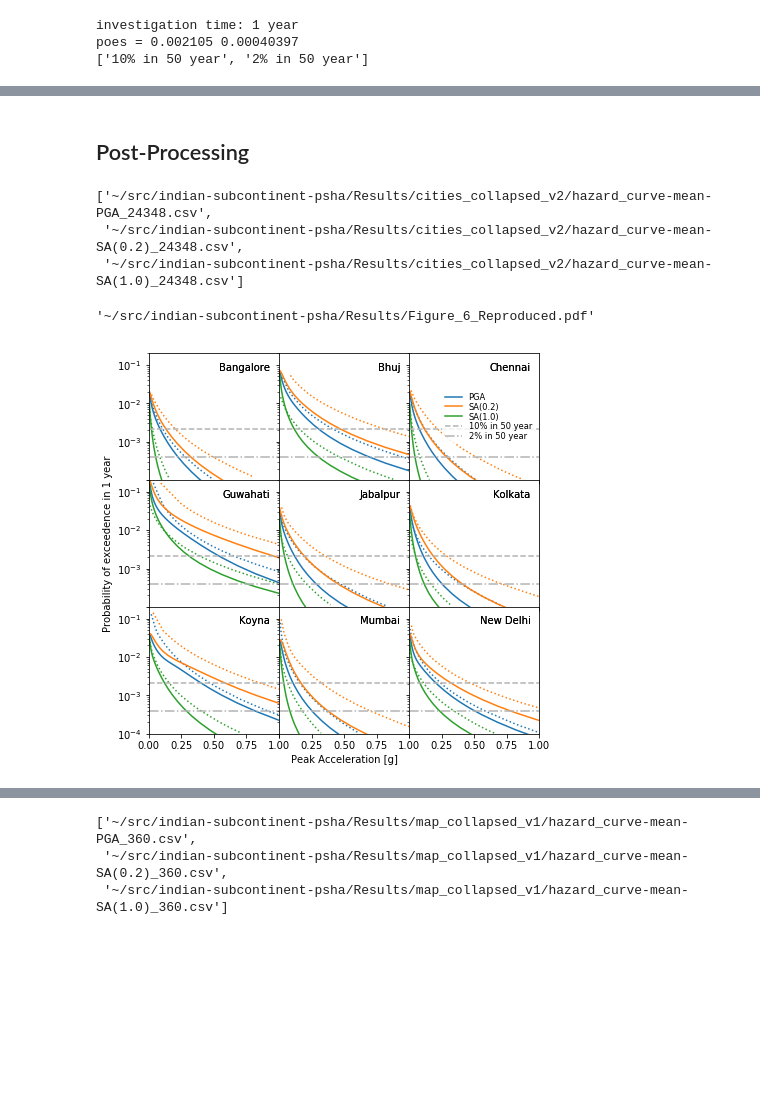
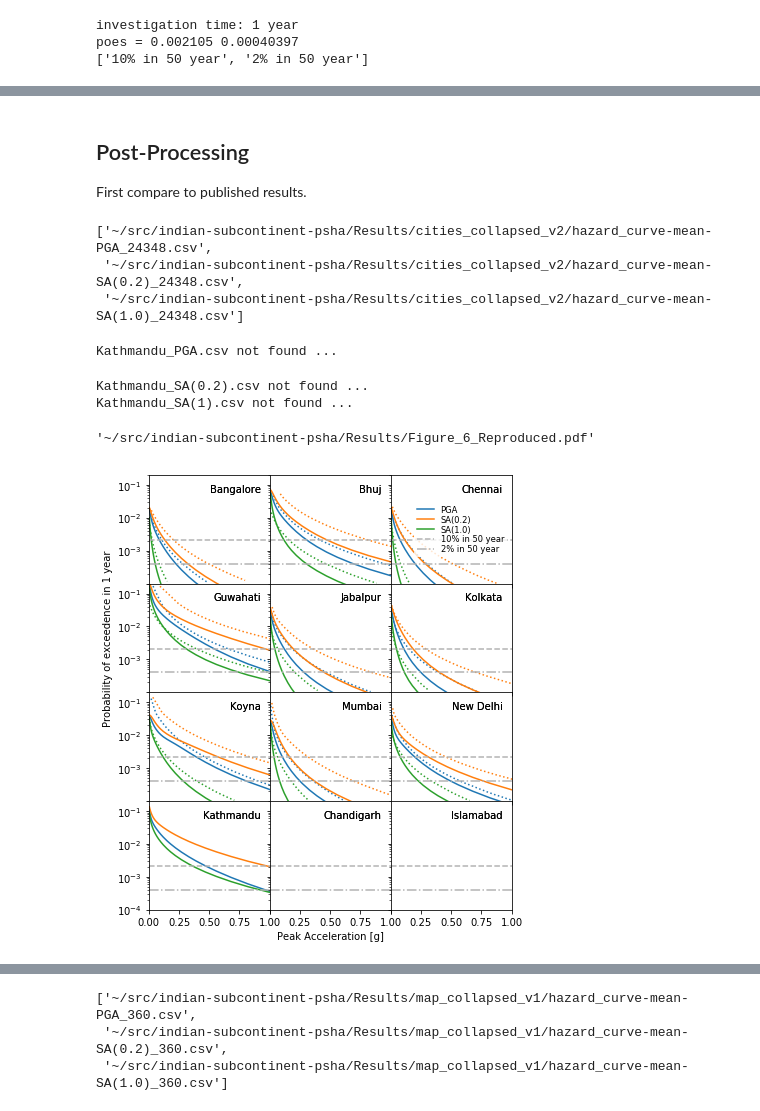
Before and after one commit to nackerley/indian-subcontinent-psha, a Jupyter notebook: Results/Hazard Curves.ipynb, the cells around one changed output, grey strips where cells are left out. Saved outputs shown, nothing was run; the diff lists cells and outputs as text; code cells hidden in the pictures; blank space fills up the shorter version.

Commit message:
Updated hazard curves with new results.

```diff
--- a/Results/Hazard Curves.ipynb
+++ b/Results/Hazard Curves.ipynb
@@ -49,7 +49,8 @@ FIGURE_FILE = 'Figure_6_Reproduced.pdf'
 TABLE_FILE = 'Table_3_Reproduced.tex'
 PLOT_CITIES = np.array([['Bangalore', 'Bhuj', 'Chennai'],
                         ['Guwahati', 'Jabalpur', 'Kolkata'],
-                        ['Koyna', 'Mumbai', 'New Delhi']])
+                        ['Koyna', 'Mumbai', 'New Delhi'],
+                        ['Kathmandu', 'Chandigarh', 'Islamabad']])
 T_PLOT = 1  # year
 # %% [markdown]
 ## Job Setup
@@ -172,0 +108,7 @@ n_files = n_lt_rlzs*n_imt_iml = 3888*3 = 11664
+# %%
+imts = ['PGA', 'SA(0.2)', 'SA(1.0)']
+gmls = logspace(.004, 10, 12)
+print('intensity_measure_types_and_levels = {')
+for imt in imts:
+    print('    "%s": [%s]' % (imt, ', '.join('%g' % gml for gml in gmls)))
+print('}')
@@ -173,21 +121,23 @@ n_files = n_lt_rlzs*n_imt_iml = 3888*3 = 11664
 # %% [markdown]
 ## Post-Processing
+
+First compare to published results.
 # %%
-curve_files = sorted([
+curve_files_new = sorted([
     os.path.abspath(item) for item in glob(os.path.join('cities_collapsed_v2', '*24348*.csv'))
     if all(key in item for key in ['hazard_curve-', 'mean'])])
-curve_files = [item for item in curve_files if any(im_type in item for im_type in im_types)]
-anonymize(curve_files)
+curve_files_new = [item for item in curve_files_new if any(im_type in item for im_type in imts)]
+anonymize(curve_files_new)
 # %% [output]
 ['~/src/indian-subcontinent-psha/Results/cities_collapsed_v2/hazard_curve-mean-PGA_24348.csv',
  '~/src/indian-subcontinent-psha/Results/cities_collapsed_v2/hazard_curve-mean-SA(0.2)_24348.csv',
  '~/src/indian-subcontinent-psha/Results/cities_collapsed_v2/hazard_curve-mean-SA(1.0)_24348.csv']
 # %%
 fig, axes = plt.subplots(PLOT_CITIES.shape[0], PLOT_CITIES.shape[1],
-                         figsize=(7, 7), sharex=True, sharey=True)
+                         figsize=(6.5, 8), sharex=True, sharey=True)
 fig.subplots_adjust(wspace=0, hspace=0)
 
-for curve_file in curve_files:
+for curve_file in curve_files_new:
     poes, config = read_hazard_csv(curve_file)
     label = os.path.split(curve_file)[1]
 
@@ -216,33 +166,36 @@ for curve_file in curve_files:
                                            config['imt'].replace('.0', ''))
             digitized_full = os.path.join(DIGITIZED_PATH, digitized_csv)
             if os.path.isfile(digitized_full):
                 data = np.genfromtxt(digitized_full, delimiter=',')
                 ax.plot(data[:, 0], data[:, 1],
                         linestyle=':', color=trace[0].get_color())
             else:
                 print('%s not found ...' % digitized_csv)
 
 # add reference curves and set limits
 for ax, city in zip(axes.ravel(), PLOT_CITIES.ravel()):
     ax.set_xlim((0, 1))
     ax.set_ylim((1e-4, 0.2))
     for prob, label, linestyle in zip(poes_plot, poe_labels, ['--', '-.', ':']):
         ax.axhline(prob, label=label, color='0.7', linestyle=linestyle)
         fig.sca(ax)
         annotate(city, loc='upper right')
 
 axes[1,0].set_ylabel(
     'Probability of exceedence in %g year%s' %
     (T_PLOT, '' if T_PLOT == 1 else 's'))
 [ax.yaxis.get_major_ticks()[1].label.set_visible(False) for ax in axes[:-1,0]]
 axes[-1,1].set_xlabel('Peak Acceleration [g]')
 [ax.xaxis.get_major_ticks()[0].label.set_visible(False) for ax in axes[-1,1:]]
 leg = axes[0,-1].legend(loc='center right', frameon=True, fontsize='small', labelspacing=0.1)
 leg.get_frame().set_linewidth(0.0)
 
 fig.savefig(FIGURE_FILE, dpi=600, bbox_inches='tight')
 anonymize(FIGURE_FILE)
 # %% [output]
-'~/src/indian-subcontinent-psha/Results/Figure_6_Reproduced.pdf'
+Kathmandu_PGA.csv not found ...
+Kathmandu_SA(0.2).csv not found ...
+Kathmandu_SA(1).csv not found ...
+'~/src/indian-subcontinent-psha/Results/Figure_6_Reproduced.pdf'
-[figure, old version]
+[figure, new version]
 # %%
```
Also changed, not shown: parts of 27 cells of this notebook, 9 other files.
